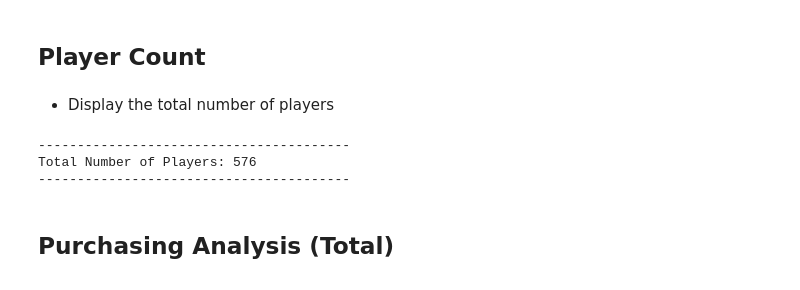
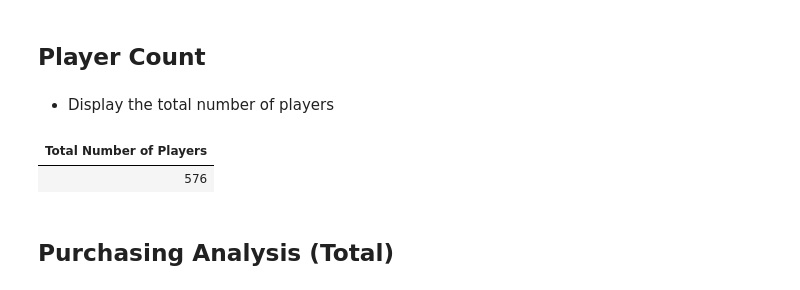
Before and after one commit to pGuillergan/pandas-challenge, a Jupyter notebook: HeroesOfPymoli/HeroesOfPymoli_Paul_G.ipynb, the cells around one changed output. Drawn from its saved outputs; the diff is of its cells as text; code cells hidden in the pictures.

```diff
--- a/HeroesOfPymoli/HeroesOfPymoli_Paul_G.ipynb
+++ b/HeroesOfPymoli/HeroesOfPymoli_Paul_G.ipynb
@@ -30,13 +30,15 @@ purchase_data.head()
 * Display the total number of players
 # %%
 total_players = len(purchase_data['SN'].value_counts())
-print('----------------------------------------')
-print("Total Number of Players: "+str(total_players))
-print('----------------------------------------')
+PC_dict = {"Total Number of Players":str(total_players)}
+PC_df = pd.DataFrame.from_dict([PC_dict])
+PC_df.style.hide_index()
+#print('----------------------------------------')
+#print("Total Number of Players: "+str(total_players))
+#print('----------------------------------------')
 # %% [output]
-----------------------------------------
-Total Number of Players: 576
-----------------------------------------
+| Total Number of Players |
+| 576 |
 # %% [markdown]
 ## Purchasing Analysis (Total)
 # %% [markdown]
```
Also changed, not shown: parts of 2 cells of this notebook.
